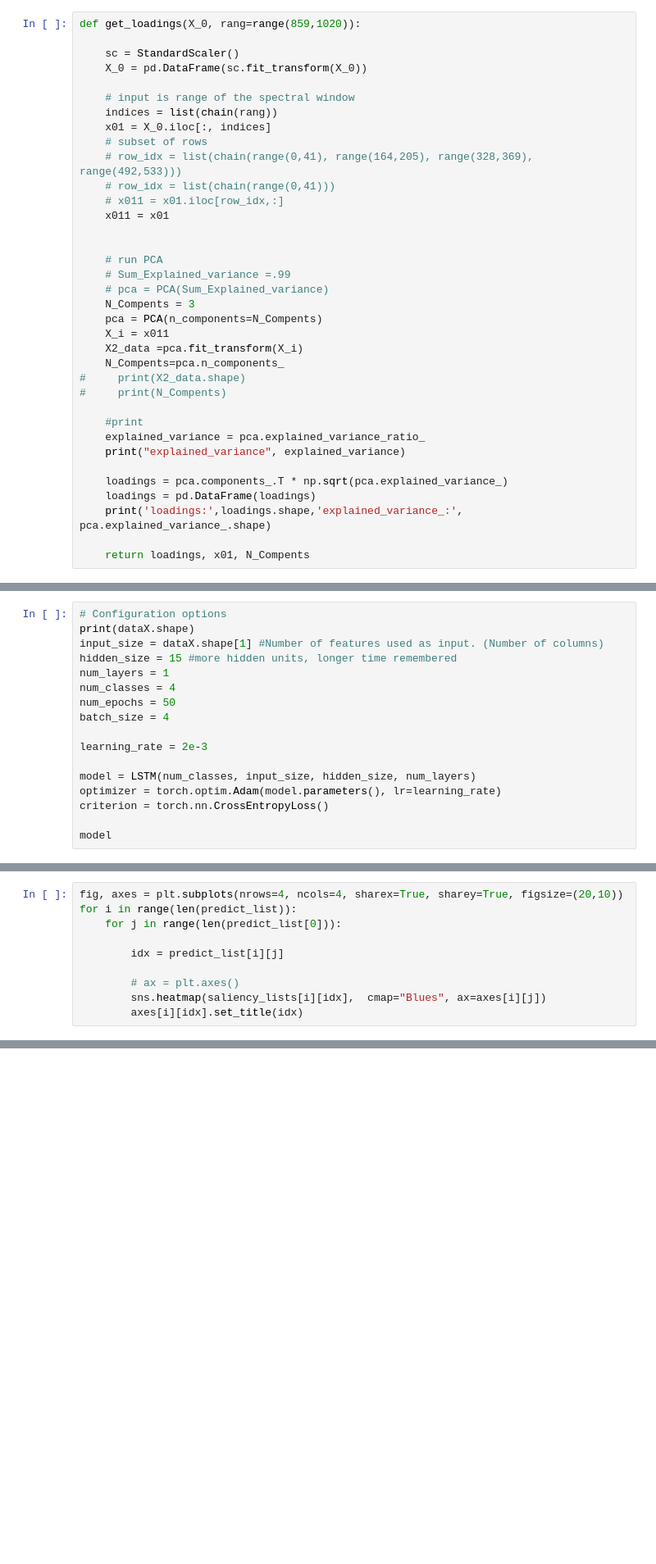
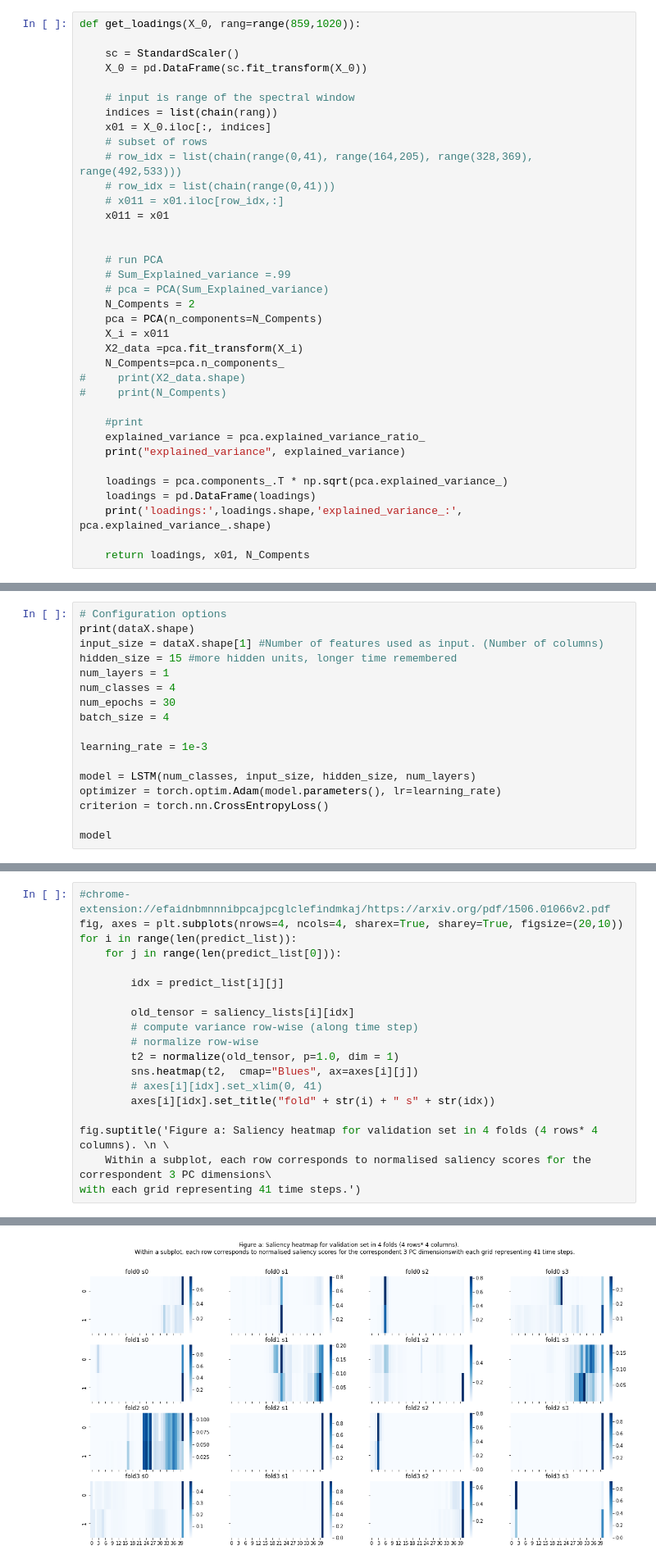
Before and after one commit to Mew233/IRspectral, a Jupyter notebook: spectral_PCA_LSTM-feats.ipynb, the cells around one changed output, grey strips where cells are left out. Shown: that part at 82% size. Saved outputs shown, nothing was run; the diff lists cells and outputs as text; blank space fills up the shorter version.

```diff
--- a/spectral_PCA_LSTM-feats.ipynb
+++ b/spectral_PCA_LSTM-feats.ipynb
@@ -75,7 +76,7 @@ def get_loadings(X_0, rang=range(859,1020)):
     # run PCA
     # Sum_Explained_variance =.99
     # pca = PCA(Sum_Explained_variance)
-    N_Compents = 3
+    N_Compents = 2
     pca = PCA(n_components=N_Compents)
     X_i = x011
     X2_data =pca.fit_transform(X_i)
@@ -246,10 +254,10 @@ input_size = dataX.shape[1] #Number of features used as input. (Number of column
 hidden_size = 15 #more hidden units, longer time remembered
 num_layers = 1
 num_classes = 4
-num_epochs = 50
+num_epochs = 30
 batch_size = 4
 
-learning_rate = 2e-3
+learning_rate = 1e-3
 
 model = LSTM(num_classes, input_size, hidden_size, num_layers)
 optimizer = torch.optim.Adam(model.parameters(), lr=learning_rate)
@@ -409,10 +407,0 @@ actuals
-# %%
-fig, axes = plt.subplots(nrows=4, ncols=4, sharex=True, sharey=True, figsize=(20,10))
-for i in range(len(predict_list)):
-    for j in range(len(predict_list[0])):
-
-        idx = predict_list[i][j]
-
-        # ax = plt.axes()
-        sns.heatmap(saliency_lists[i][idx],  cmap="Blues", ax=axes[i][j])
-        axes[i][idx].set_title(idx)
@@ -420,0 +408,20 @@ for i in range(len(predict_list)):
+# %%
+#chrome-extension://efaidnbmnnnibpcajpcglclefindmkaj/https://arxiv.org/pdf/1506.01066v2.pdf
+fig, axes = plt.subplots(nrows=4, ncols=4, sharex=True, sharey=True, figsize=(20,10))
+for i in range(len(predict_list)):
+    for j in range(len(predict_list[0])):
+
+        idx = predict_list[i][j]
+
+        old_tensor = saliency_lists[i][idx]
+        # compute variance row-wise (along time step)
+        # normalize row-wise
+        t2 = normalize(old_tensor, p=1.0, dim = 1)
+        sns.heatmap(t2,  cmap="Blues", ax=axes[i][j])
+        # axes[i][idx].set_xlim(0, 41)
+        axes[i][idx].set_title("fold" + str(i) + " s" + str(idx))
+
+fig.suptitle('Figure a: Saliency heatmap for validation set in 4 folds (4 rows* 4 columns). \n \
+    Within a subplot, each row corresponds to normalised saliency scores for the correspondent 3 PC dimensions\
+with each grid representing 41 time steps.')
+# %% [output]
@@ -421,3 +429,4 @@ for i in range(len(predict_list)):
+[figure, added]
 # %%
 # rnn = nn.LSTM(input_size=9, hidden_size=3, batch_first=True,num_layers=1)
 # input = torch.randn(4,41,9)
```
Also changed, not shown: parts of 15 cells of this notebook, 1 other file.
